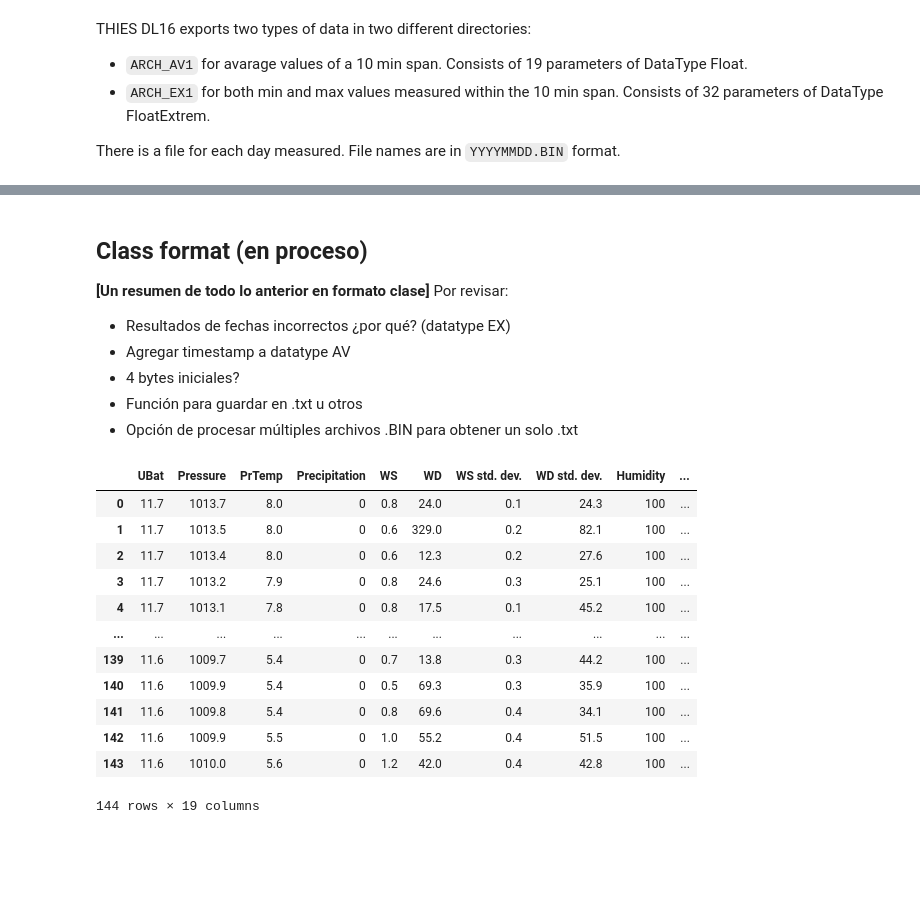
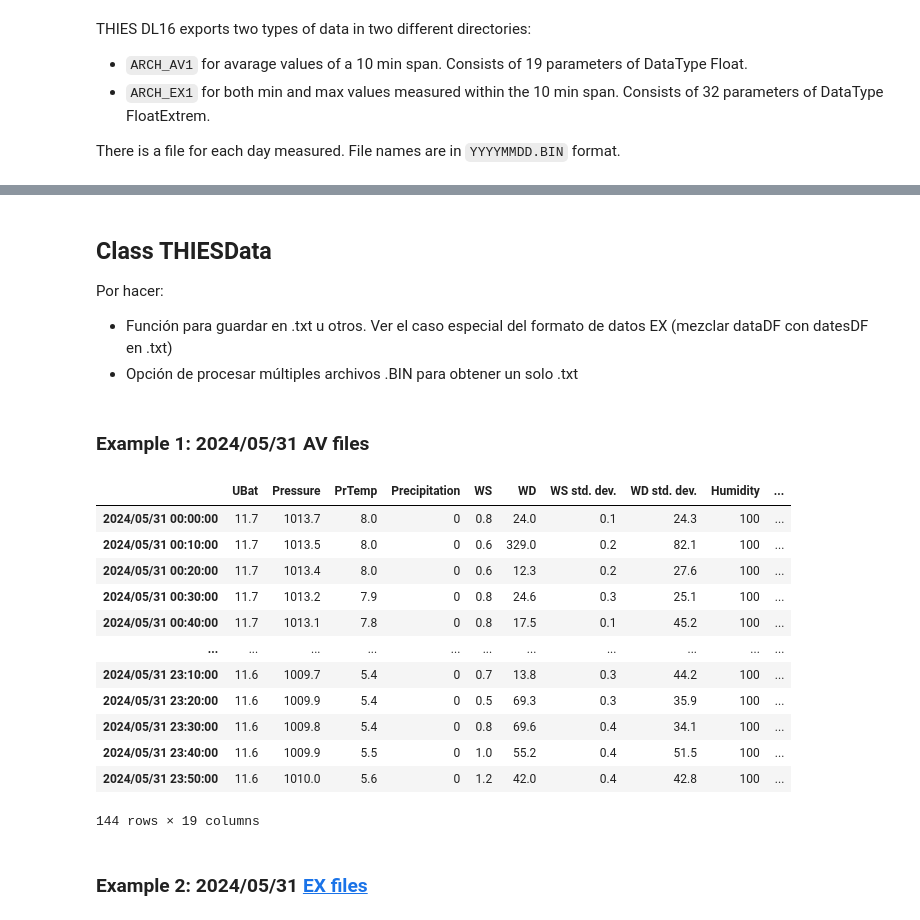
Before and after one commit to raxlab/thies-bin-processor, a Jupyter notebook: bin2txt.ipynb, the cells around one changed output, grey strips where cells are left out. Saved outputs shown, nothing was run; the diff lists cells and outputs as text; code cells hidden in the pictures; blank space fills up the shorter version.

Commit message:
Fixed date reading + timestamp

```diff
--- a/bin2txt.ipynb
+++ b/bin2txt.ipynb
@@ -92,3 +37,0 @@ print(f'{size} bytes in {rows} rows')
-# %%
-# Makes array with 144 rows of 95 bytes each
-byterows = [binfile[i*AV_ROW_SIZE + OFFSET : (i+1)*AV_ROW_SIZE ] for i in range(0, rows)]
@@ -147,7 +37,0 @@ data_df
-# %%
-with open(path_bin_ex, "rb") as bin_file:
-    binfile = bin_file.read()
-
-size = len(binfile)
-rows = size // EX_ROW_SIZE
-print(f'{size} bytes in {rows} rows')
@@ -156,27 +37,0 @@ print(f'{size} bytes in {rows} rows')
-# %%
-byterows = [binfile[i*EX_ROW_SIZE + OFFSET : (i+1)*EX_ROW_SIZE] for i in range(0, rows)]
-
-data_arr = np.zeros((rows,EX_DESC_SIZE))
-status_arr = np.zeros((rows,EX_DESC_SIZE))
-dates_arr = np.empty((rows,EX_DESC_SIZE), dtype=object)
-
-for i, row in enumerate(byterows):
-    for j in range(EX_DESC_SIZE):
-        # Status = byte 1
-        status = row[j*9]
-        status_arr[i, j] = status
-
-        # Value = bytes 2-5, float
-        value = struct.unpack('<f', row[j*9 + 1 : j*9 + 5])[0]
-        data_arr[i, j] = round(value,1)
-
-        # Datetime = bytes 6-9
-        datetime = bytes2datetime(row[j*9 + 5 : j*9 + 9], full_date=False)
-        dates_arr[i, j] = datetime
-data_df_ex = pd.DataFrame(data_arr)
-status_df_ex = pd.DataFrame(status_arr)
-dates_df_ex = pd.DataFrame(dates_arr)
-
-data_df_ex = data_df_ex.rename(columns={i: descfile_ex[i+1]['name'] for i in range(EX_DESC_SIZE)})
-status_df_ex = status_df_ex.rename(columns={i: descfile_ex[i+1]['name'] for i in range(EX_DESC_SIZE)})
-dates_df_ex = dates_df_ex.rename(columns={i: descfile_ex[i+1]['name'] for i in range(EX_DESC_SIZE)})
@@ -217,11 +38,10 @@ dates_df_ex
 # %% [markdown]
-## Class format (en proceso)
-**[Un resumen de todo lo anterior en formato clase]**
-Por revisar:
-* Resultados de fechas incorrectos ¿por qué? (datatype EX)
-* Agregar timestamp a datatype AV
-* 4 bytes iniciales?
-* Función para guardar en .txt u otros
+## Class THIESData
+
+
+Por hacer:
+
+* Función para guardar en .txt u otros. Ver el caso especial del formato de datos EX (mezclar dataDF con datesDF en .txt)
 * Opción de procesar múltiples archivos .BIN para obtener un solo .txt
 # %%
 class THIESData:
@@ -334,22 +168,27 @@ class THIESData:
 
     def _repr_html_(self):
         return self.dataDF._repr_html_()
+# %% [markdown]
+### Example 1: 2024/05/31 AV files
 # %%
 data1 = THIESData(path_bin_av, path_ini_av, 'av')
-data1
+data1.dataDF
+# data1.write_csv('./example1.csv')
 # %% [output]
 |  | UBat | Pressure | PrTemp | Precipitation | WS | WD | WS std. dev. | WD std. dev. | Humidity | ... |
-| 0 | 11.7 | 1013.7 | 8.0 | 0 | 0.8 | 24.0 | 0.1 | 24.3 | 100 | ... |
-| 1 | 11.7 | 1013.5 | 8.0 | 0 | 0.6 | 329.0 | 0.2 | 82.1 | 100 | ... |
-| 2 | 11.7 | 1013.4 | 8.0 | 0 | 0.6 | 12.3 | 0.2 | 27.6 | 100 | ... |
-| 3 | 11.7 | 1013.2 | 7.9 | 0 | 0.8 | 24.6 | 0.3 | 25.1 | 100 | ... |
-| 4 | 11.7 | 1013.1 | 7.8 | 0 | 0.8 | 17.5 | 0.1 | 45.2 | 100 | ... |
+| 2024/05/31 00:00:00 | 11.7 | 1013.7 | 8.0 | 0 | 0.8 | 24.0 | 0.1 | 24.3 | 100 | ... |
+| 2024/05/31 00:10:00 | 11.7 | 1013.5 | 8.0 | 0 | 0.6 | 329.0 | 0.2 | 82.1 | 100 | ... |
+| 2024/05/31 00:20:00 | 11.7 | 1013.4 | 8.0 | 0 | 0.6 | 12.3 | 0.2 | 27.6 | 100 | ... |
+| 2024/05/31 00:30:00 | 11.7 | 1013.2 | 7.9 | 0 | 0.8 | 24.6 | 0.3 | 25.1 | 100 | ... |
+| 2024/05/31 00:40:00 | 11.7 | 1013.1 | 7.8 | 0 | 0.8 | 17.5 | 0.1 | 45.2 | 100 | ... |
 | ... | ... | ... | ... | ... | ... | ... | ... | ... | ... | ... |
-| 139 | 11.6 | 1009.7 | 5.4 | 0 | 0.7 | 13.8 | 0.3 | 44.2 | 100 | ... |
-| 140 | 11.6 | 1009.9 | 5.4 | 0 | 0.5 | 69.3 | 0.3 | 35.9 | 100 | ... |
-| 141 | 11.6 | 1009.8 | 5.4 | 0 | 0.8 | 69.6 | 0.4 | 34.1 | 100 | ... |
-| 142 | 11.6 | 1009.9 | 5.5 | 0 | 1.0 | 55.2 | 0.4 | 51.5 | 100 | ... |
-| 143 | 11.6 | 1010.0 | 5.6 | 0 | 1.2 | 42.0 | 0.4 | 42.8 | 100 | ... |
+| 2024/05/31 23:10:00 | 11.6 | 1009.7 | 5.4 | 0 | 0.7 | 13.8 | 0.3 | 44.2 | 100 | ... |
+| 2024/05/31 23:20:00 | 11.6 | 1009.9 | 5.4 | 0 | 0.5 | 69.3 | 0.3 | 35.9 | 100 | ... |
+| 2024/05/31 23:30:00 | 11.6 | 1009.8 | 5.4 | 0 | 0.8 | 69.6 | 0.4 | 34.1 | 100 | ... |
+| 2024/05/31 23:40:00 | 11.6 | 1009.9 | 5.5 | 0 | 1.0 | 55.2 | 0.4 | 51.5 | 100 | ... |
+| 2024/05/31 23:50:00 | 11.6 | 1010.0 | 5.6 | 0 | 1.2 | 42.0 | 0.4 | 42.8 | 100 | ... |
 144 rows × 19 columns
+# %% [markdown]
+### Example 2: 2024/05/31 [EX files](https://www.youtube.com/watch?v=v4-GcS1UQyg)
 # %%
 data2 = THIESData(path_bin_ex, path_ini_ex, 'ex')
```
Also changed, not shown: parts of 17 cells of this notebook.
